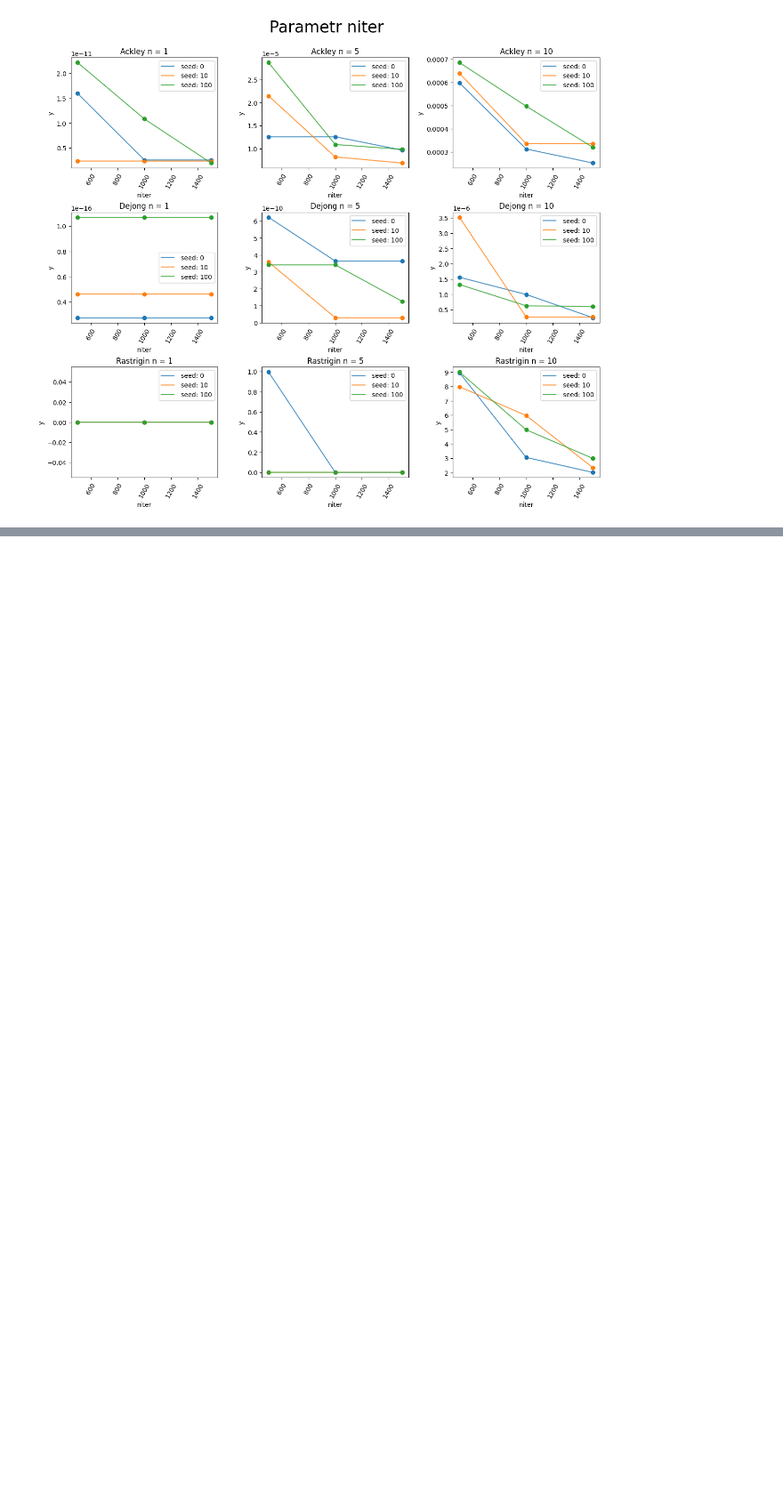
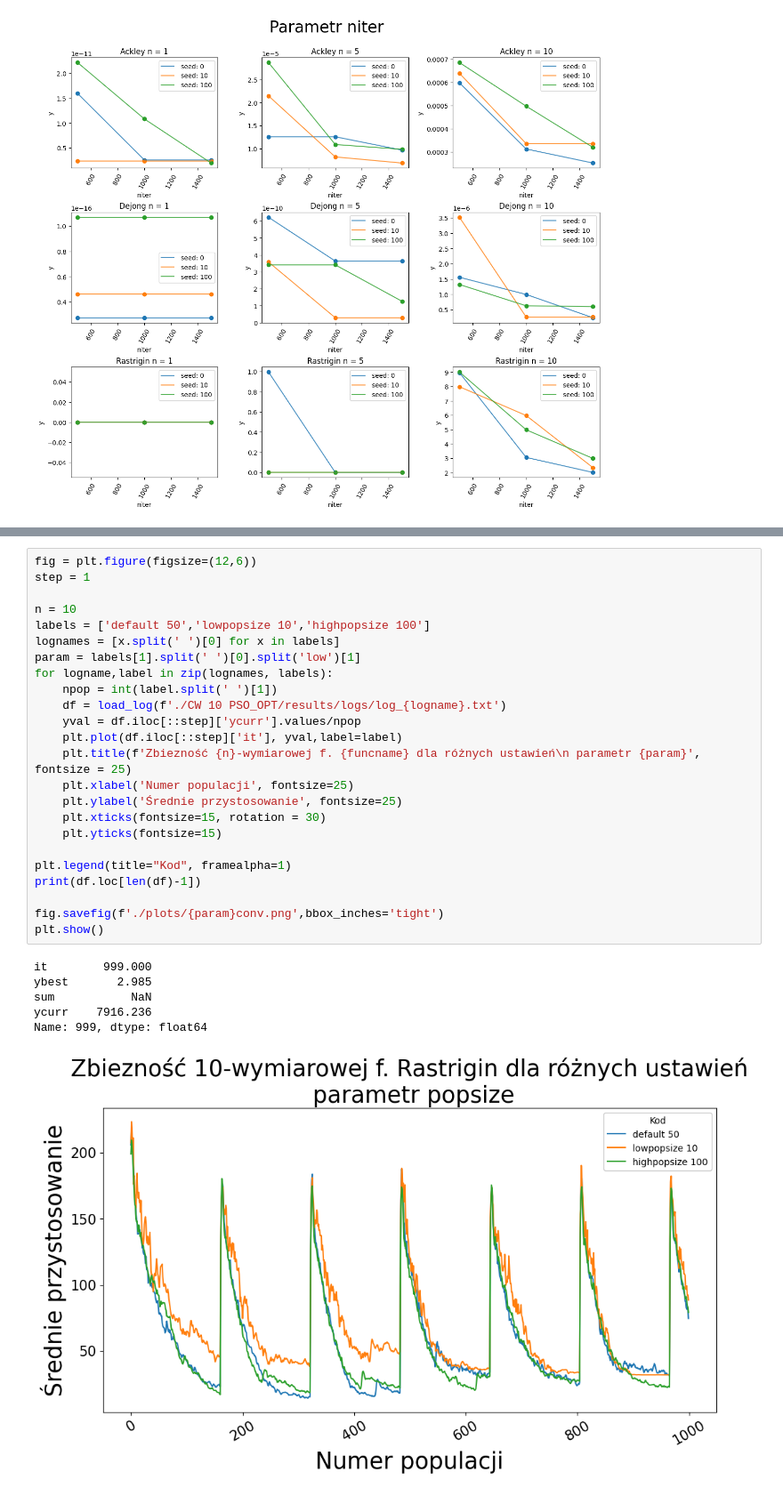
Before and after one commit to isso1550/MSWIO_24Z, a Jupyter notebook: cw10/analiza.ipynb, the cells around one changed output, grey strips where cells are left out. Shown at 89% size. Saved outputs shown, nothing was run; the diff lists cells and outputs as text; blank space fills up the shorter version.

```diff
--- a/cw10/analiza.ipynb
+++ b/cw10/analiza.ipynb
@@ -229,0 +231,31 @@ Name: 999, dtype: float64
+# %%
+fig = plt.figure(figsize=(12,6))
+step = 1
+
+n = 10
+labels = ['default 50','lowpopsize 10','highpopsize 100']
+lognames = [x.split(' ')[0] for x in labels]
+param = labels[1].split(' ')[0].split('low')[1]
+for logname,label in zip(lognames, labels):
+    npop = int(label.split(' ')[1])
+    df = load_log(f'./CW 10 PSO_OPT/results/logs/log_{logname}.txt')
+    yval = df.iloc[::step]['ycurr'].values/npop
+    plt.plot(df.iloc[::step]['it'], yval,label=label)
+    plt.title(f'Zbiezność {n}-wymiarowej f. {funcname} dla różnych ustawień\n parametr {param}', fontsize = 25)
+    plt.xlabel('Numer populacji', fontsize=25)
+    plt.ylabel('Średnie przystosowanie', fontsize=25)
+    plt.xticks(fontsize=15, rotation = 30)
+    plt.yticks(fontsize=15)
+
+plt.legend(title="Kod", framealpha=1)
+print(df.loc[len(df)-1])
+
+fig.savefig(f'./plots/{param}conv.png',bbox_inches='tight')
+plt.show()
+# %% [output]
+it        999.000
+ybest       2.985
+sum           NaN
+ycurr    7916.236
+Name: 999, dtype: float64
+[figure, added]
```
Also changed, not shown: parts of 8 cells of this notebook, 17 other files.
